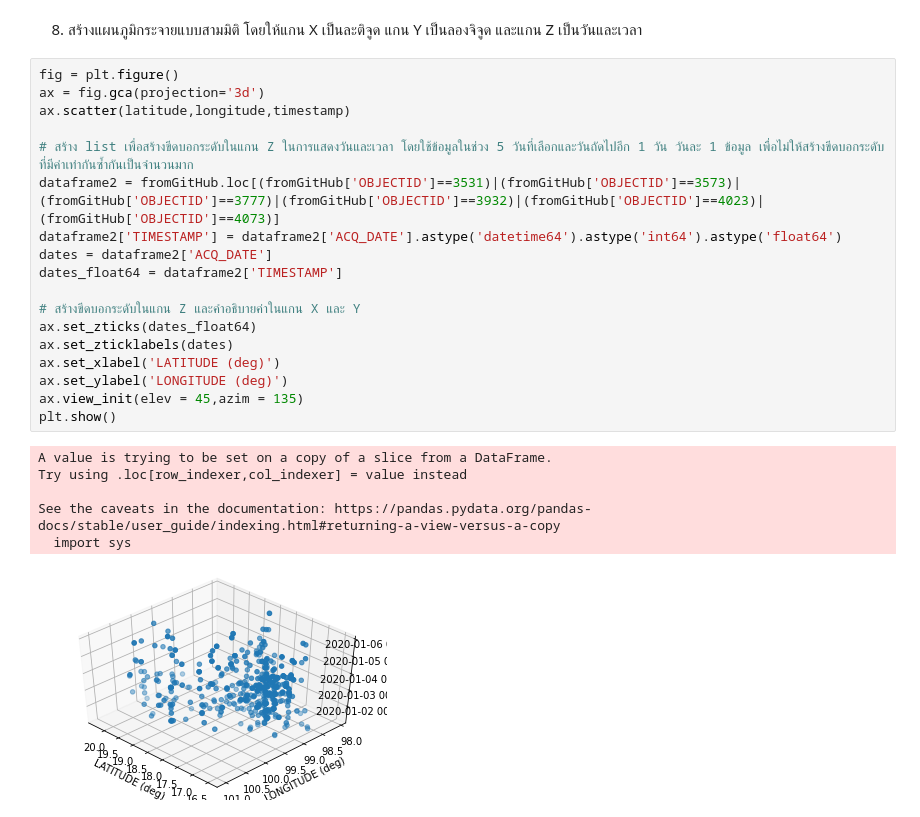
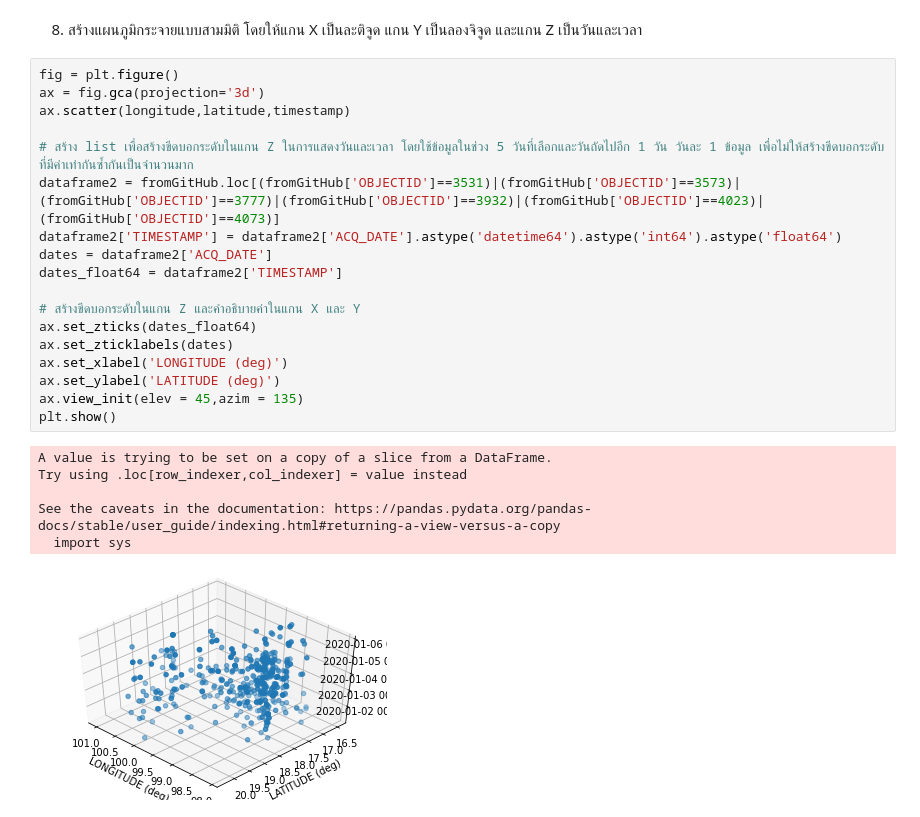
Before and after one commit to bulakornlsk/2108564-GEOS-DATA-SCI-ANAL, a Jupyter notebook: pandas/pandas.ipynb, the cells around one changed output. Cells and saved outputs as stored; diff of their text form.

```diff
--- a/pandas/pandas.ipynb
+++ b/pandas/pandas.ipynb
@@ -107,25 +107,25 @@ import matplotlib.pyplot as plt
 # %%
 fig = plt.figure()
 ax = fig.gca(projection='3d')
-ax.scatter(latitude,longitude,timestamp)
+ax.scatter(longitude,latitude,timestamp)
 
 # สร้าง list เพื่อสร้างขีดบอกระดับในแกน Z ในการแสดงวันและเวลา โดยใช้ข้อมูลในช่วง 5 วันที่เลือกและวันถัดไปอีก 1 วัน วันละ 1 ข้อมูล เพื่อไม่ให้สร้างขีดบอกระดับที่มีค่าเท่ากันซ้ำกันเป็นจำนวนมาก
 dataframe2 = fromGitHub.loc[(fromGitHub['OBJECTID']==3531)|(fromGitHub['OBJECTID']==3573)|(fromGitHub['OBJECTID']==3777)|(fromGitHub['OBJECTID']==3932)|(fromGitHub['OBJECTID']==4023)|(fromGitHub['OBJECTID']==4073)]
 dataframe2['TIMESTAMP'] = dataframe2['ACQ_DATE'].astype('datetime64').astype('int64').astype('float64')
 dates = dataframe2['ACQ_DATE']
 dates_float64 = dataframe2['TIMESTAMP']
 
 # สร้างขีดบอกระดับในแกน Z และคำอธิบายค่าในแกน X และ Y
 ax.set_zticks(dates_float64)
 ax.set_zticklabels(dates)
-ax.set_xlabel('LATITUDE (deg)')
-ax.set_ylabel('LONGITUDE (deg)')
+ax.set_xlabel('LONGITUDE (deg)')
+ax.set_ylabel('LATITUDE (deg)')
 ax.view_init(elev = 45,azim = 135)
 plt.show()
 # %% [output]
 A value is trying to be set on a copy of a slice from a DataFrame.
 Try using .loc[row_indexer,col_indexer] = value instead
 
 See the caveats in the documentation: https://pandas.pydata.org/pandas-docs/stable/user_guide/indexing.html#returning-a-view-versus-a-copy
   import sys
-[figure, old version]
+[figure, new version]
```
